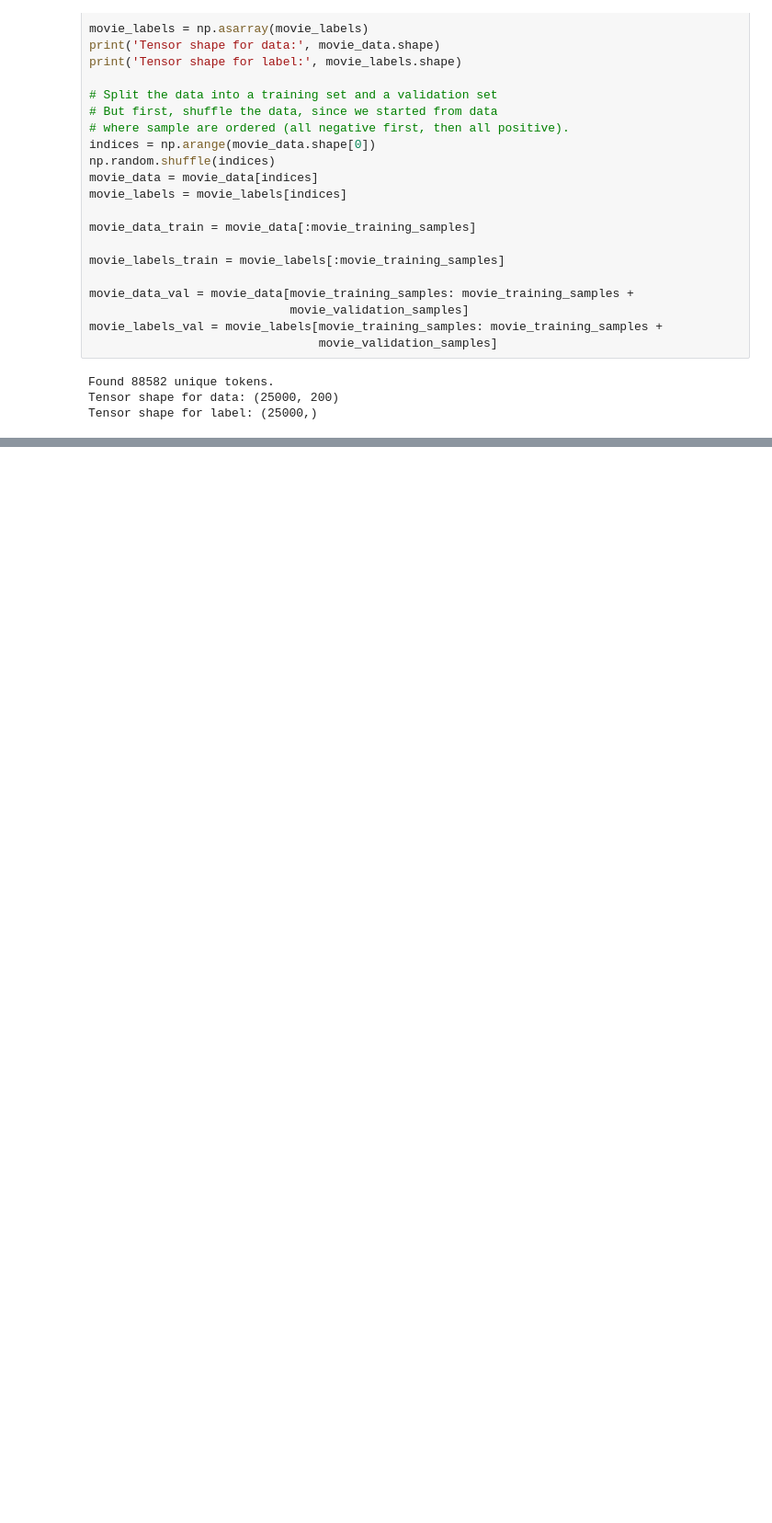
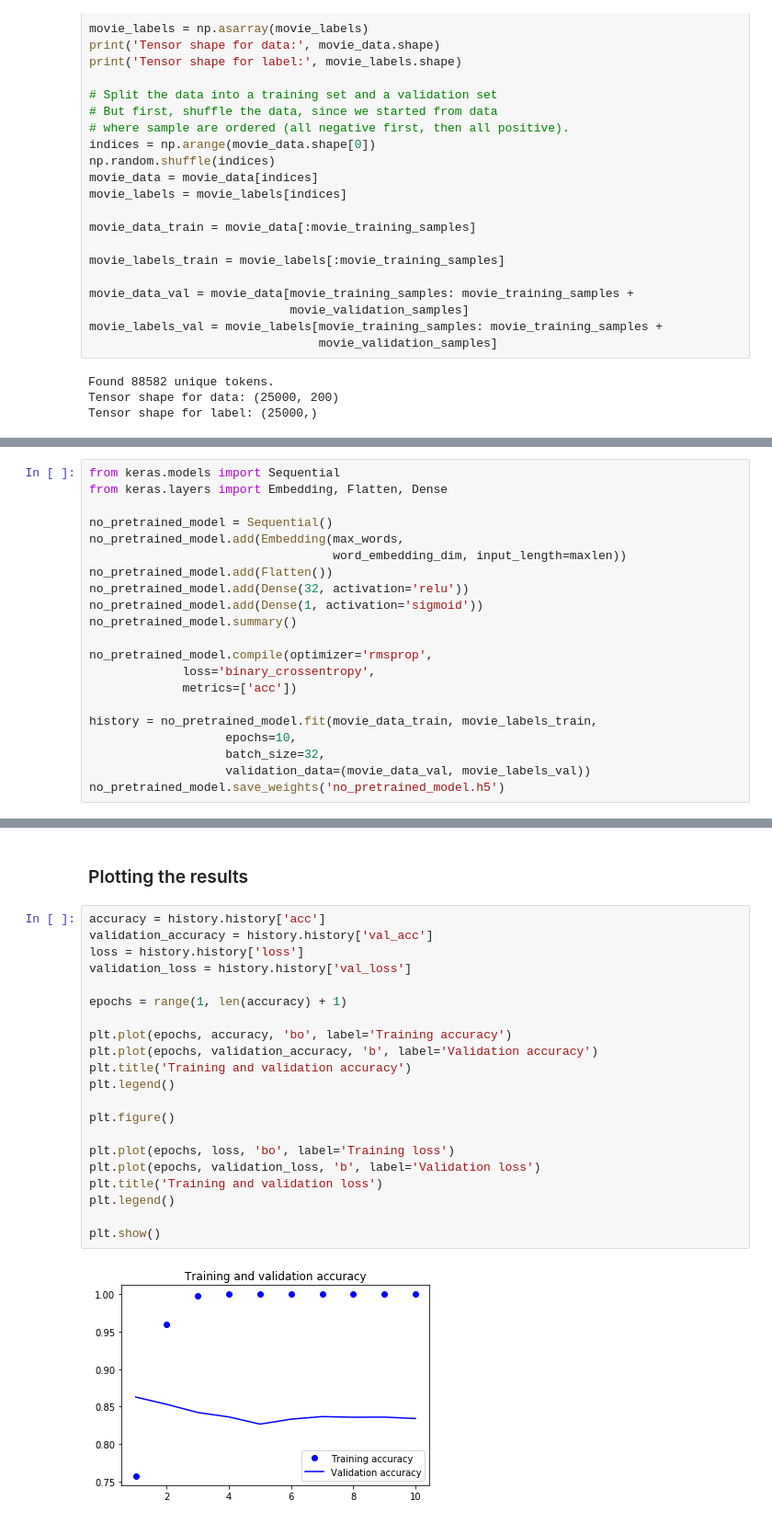
Before and after one commit to jrthee/machine-learning-sentiment-analysis, a Jupyter notebook: Sentiment Analysis.ipynb, the cells around one changed output, grey strips where cells are left out. Shown at 92% size. Saved outputs shown, nothing was run; the diff lists cells and outputs as text; blank space fills up the shorter version.

```diff
--- a/Sentiment Analysis.ipynb
+++ b/Sentiment Analysis.ipynb
@@ -83,0 +218,21 @@ Tensor shape for label: (25000,)
+# %%
+from keras.models import Sequential
+from keras.layers import Embedding, Flatten, Dense
+
+no_pretrained_model = Sequential()
+no_pretrained_model.add(Embedding(max_words,
+                                  word_embedding_dim, input_length=maxlen))
+no_pretrained_model.add(Flatten())
+no_pretrained_model.add(Dense(32, activation='relu'))
+no_pretrained_model.add(Dense(1, activation='sigmoid'))
+no_pretrained_model.summary()
+
+no_pretrained_model.compile(optimizer='rmsprop',
+             loss='binary_crossentropy',
+             metrics=['acc'])
+
+history = no_pretrained_model.fit(movie_data_train, movie_labels_train,
+                   epochs=10,
+                   batch_size=32,
+                   validation_data=(movie_data_val, movie_labels_val))
+no_pretrained_model.save_weights('no_pretrained_model.h5')
@@ -83,0 +273,25 @@ Tensor shape for label: (25000,)
+# %% [markdown]
+### Plotting the results
+# %%
+accuracy = history.history['acc']
+validation_accuracy = history.history['val_acc']
+loss = history.history['loss']
+validation_loss = history.history['val_loss']
+
+epochs = range(1, len(accuracy) + 1)
+
+plt.plot(epochs, accuracy, 'bo', label='Training accuracy')
+plt.plot(epochs, validation_accuracy, 'b', label='Validation accuracy')
+plt.title('Training and validation accuracy')
+plt.legend()
+
+plt.figure()
+
+plt.plot(epochs, loss, 'bo', label='Training loss')
+plt.plot(epochs, validation_loss, 'b', label='Validation loss')
+plt.title('Training and validation loss')
+plt.legend()
+
+plt.show()
+# %% [output]
+[figure, added]
```
Also changed, not shown: parts of 27 cells of this notebook, 3 other files.
